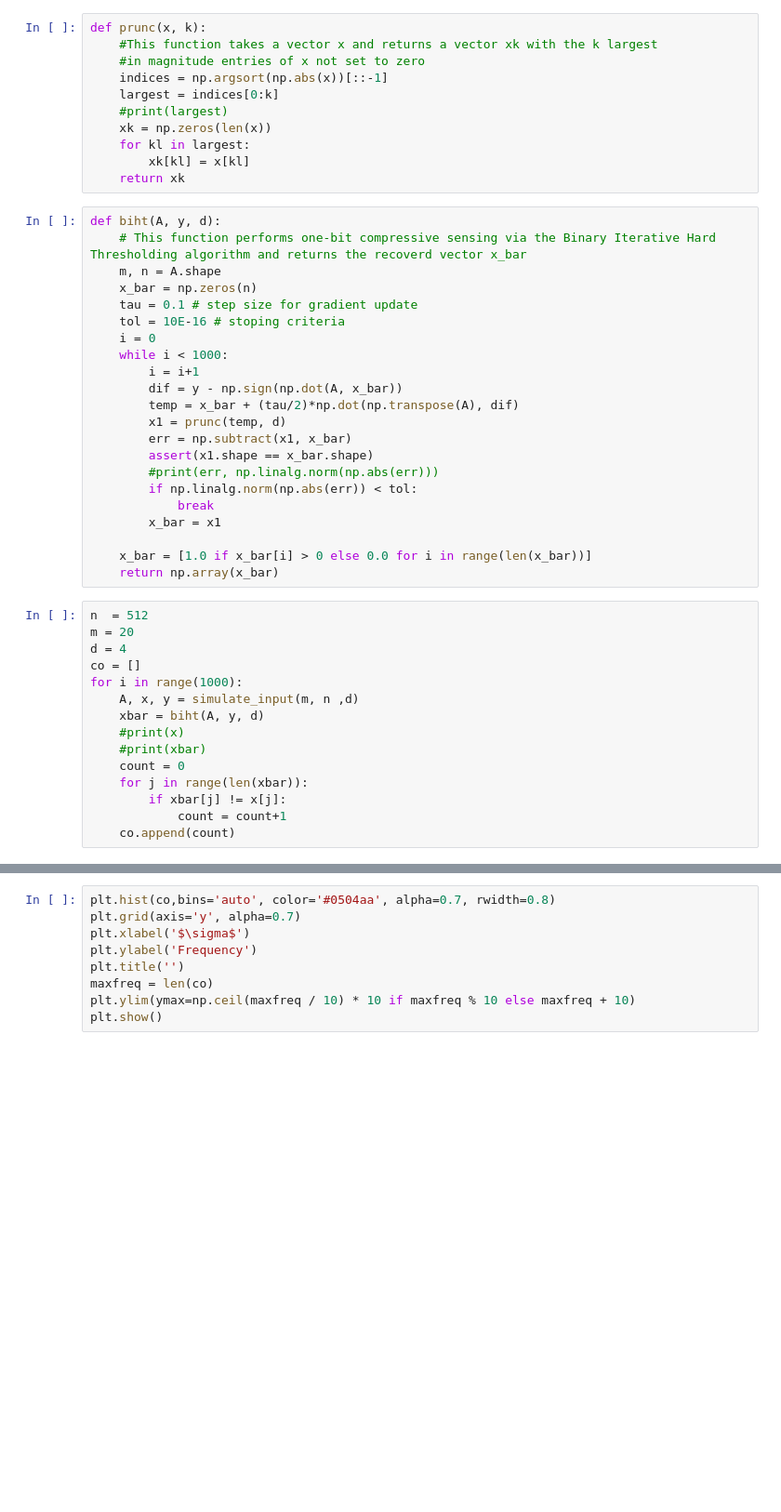
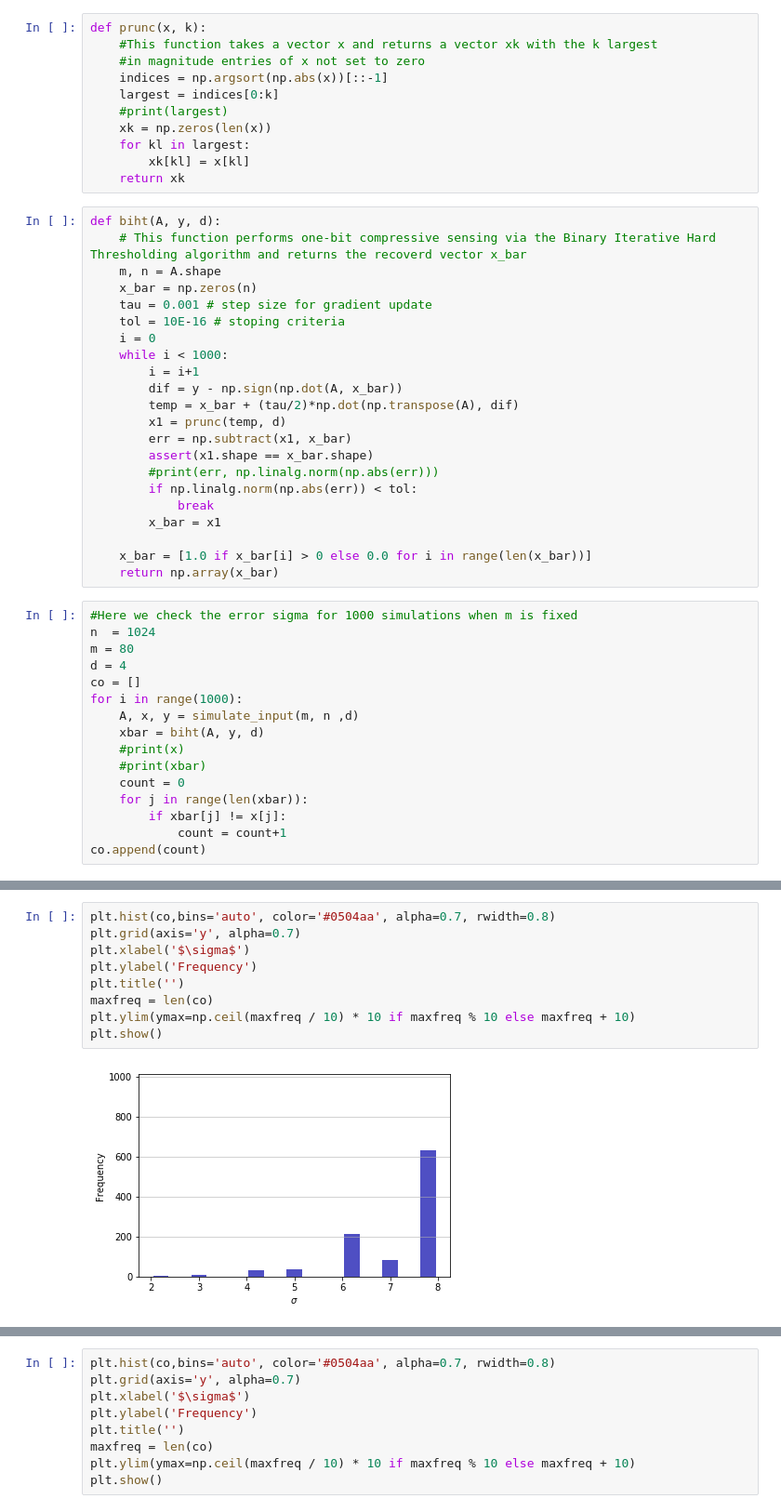
Before and after one commit to KhalidOmer/Group-Testing-Via-Binary-Matrices, a Jupyter notebook: Code/simulation_BIHT.ipynb, the cells around one changed output, grey strips where cells are left out. Shown at 93% size. Drawn from its saved outputs; the diff is of its cells as text; blank space fills up the shorter version.

```diff
--- a/Code/simulation_BIHT.ipynb
+++ b/Code/simulation_BIHT.ipynb
@@ -29,7 +29,7 @@ def biht(A, y, d):
     # This function performs one-bit compressive sensing via the Binary Iterative Hard Thresholding algorithm and returns the recoverd vector x_bar
     m, n = A.shape
     x_bar = np.zeros(n)
-    tau = 0.1 # step size for gradient update
+    tau = 0.001 # step size for gradient update
     tol = 10E-16 # stoping criteria
     i = 0
     while i < 1000:
@@ -47,8 +47,9 @@ def biht(A, y, d):
     x_bar = [1.0 if x_bar[i] > 0 else 0.0 for i in range(len(x_bar))]
     return np.array(x_bar)
 # %%
-n  = 512
-m = 20
+#Here we check the error sigma for 1000 simulations when m is fixed
+n  = 1024
+m = 80
 d = 4
 co = []
 for i in range(1000):
@@ -60,4 +61,4 @@ for i in range(1000):
     for j in range(len(xbar)):
         if xbar[j] != x[j]:
             count = count+1
-    co.append(count)
+co.append(count)
@@ -63,0 +68,11 @@ for i in range(1000):
+# %%
+plt.hist(co,bins='auto', color='#0504aa', alpha=0.7, rwidth=0.8)
+plt.grid(axis='y', alpha=0.7)
+plt.xlabel('$\sigma$')
+plt.ylabel('Frequency')
+plt.title('')
+maxfreq = len(co)
+plt.ylim(ymax=np.ceil(maxfreq / 10) * 10 if maxfreq % 10 else maxfreq + 10)
+plt.show()
+# %% [output]
+[figure, added]
```
Also changed, not shown: parts of 6 cells of this notebook, 26 other files.
